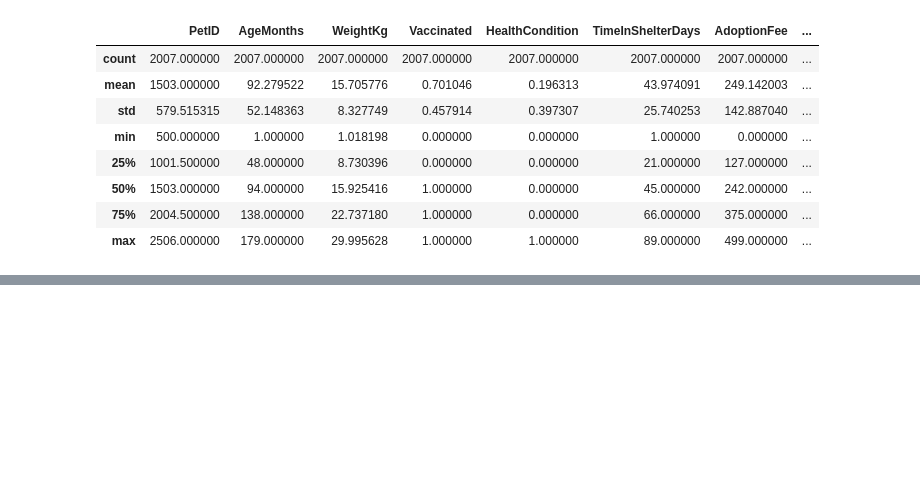
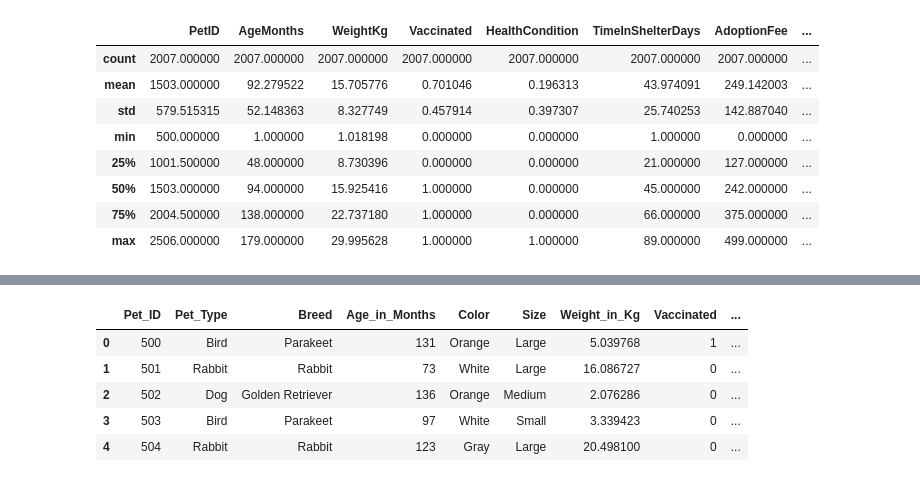
Before and after one commit to alexis4441/Project4Group2, a Jupyter notebook: Project4Group2Clean.ipynb, the cells around one changed output, grey strips where cells are left out. Saved outputs shown, nothing was run; the diff lists cells and outputs as text; code cells hidden in the pictures; blank space fills up the shorter version.

```diff
--- a/Project4Group2Clean.ipynb
+++ b/Project4Group2Clean.ipynb
@@ -103,3 +126,12 @@ pet_adoption_renamed
 # %%
 # Export pet_adoption_renamed as a CSV file.
 pet_adoption_renamed.to_csv("C:/Users/alexi/Desktop/Project4Group2/pet_adoption_renamed.csv", index=False)
+# %%
+pet_adoption_renamed.head()
+# %% [output]
+|  | Pet_ID | Pet_Type | Breed | Age_in_Months | Color | Size | Weight_in_Kg | Vaccinated | ... |
+| 0 | 500 | Bird | Parakeet | 131 | Orange | Large | 5.039768 | 1 | ... |
+| 1 | 501 | Rabbit | Rabbit | 73 | White | Large | 16.086727 | 0 | ... |
+| 2 | 502 | Dog | Golden Retriever | 136 | Orange | Medium | 2.076286 | 0 | ... |
+| 3 | 503 | Bird | Parakeet | 97 | White | Small | 3.339423 | 0 | ... |
+| 4 | 504 | Rabbit | Rabbit | 123 | Gray | Large | 20.498100 | 0 | ... |
```
Also changed, not shown: parts of 13 cells of this notebook, 3 other files.
